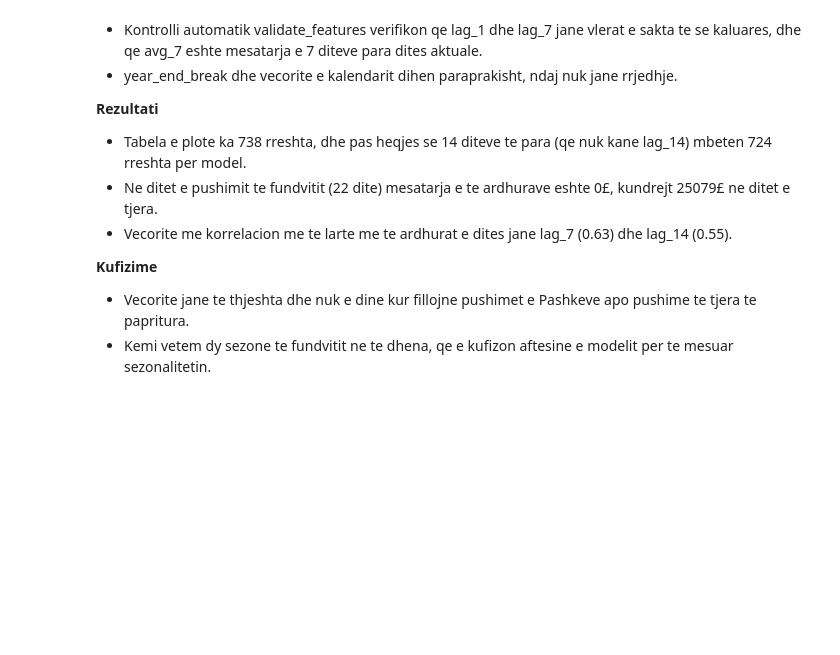
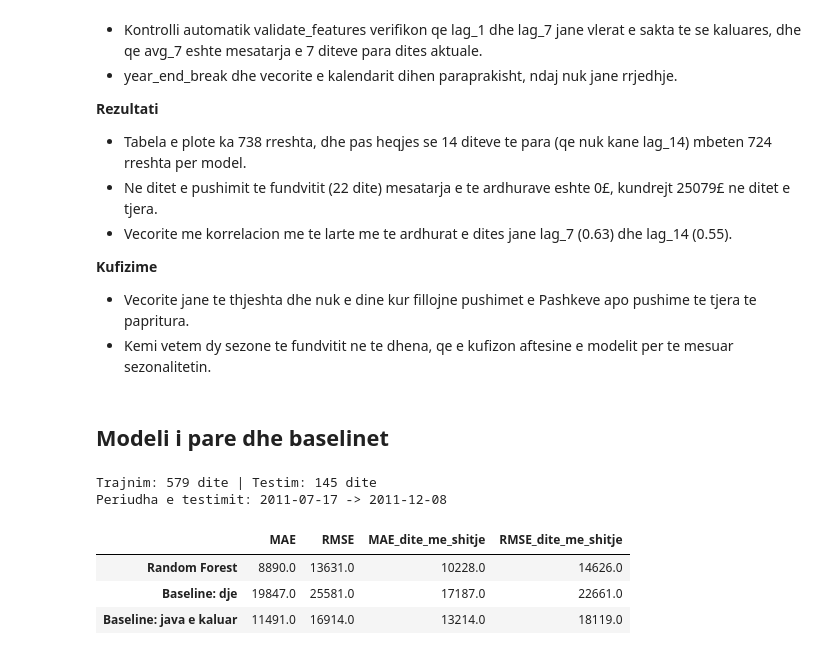
Before and after one commit to Dua-Gashi/online-retail-customer-analytics, a Jupyter notebook: notebooks/03_forecasting.ipynb, the cells around one changed output. Cells and saved outputs as stored; diff of their text form; code cells hidden in the pictures; blank space fills up the shorter version.

```diff
--- a/notebooks/03_forecasting.ipynb
+++ b/notebooks/03_forecasting.ipynb
@@ -356,3 +357,20 @@ plt.show()
 **Kufizime**
 - Vecorite jane te thjeshta dhe nuk e dine kur fillojne pushimet e Pashkeve apo pushime te tjera te papritura.
 - Kemi vetem dy sezone te fundvitit ne te dhena, qe e kufizon aftesine e modelit per te mesuar sezonalitetin.
+# %% [markdown]
+## Modeli i pare dhe baselinet
+# %%
+from src.forecasting import train_and_test
+
+result = train_and_test(daily)
+tp = result.test_predictions
+print("Trajnim:", result.train_size, "dite | Testim:", result.test_size, "dite")
+print("Periudha e testimit:", tp.index.min().date(), "->", tp.index.max().date())
+result.metrics.round(0)
+# %% [output]
+Trajnim: 579 dite | Testim: 145 dite
+Periudha e testimit: 2011-07-17 -> 2011-12-08
+|  | MAE | RMSE | MAE_dite_me_shitje | RMSE_dite_me_shitje |
+| Random Forest | 8890.0 | 13631.0 | 10228.0 | 14626.0 |
+| Baseline: dje | 19847.0 | 25581.0 | 17187.0 | 22661.0 |
+| Baseline: java e kaluar | 11491.0 | 16914.0 | 13214.0 | 18119.0 |
```
Also changed, not shown: parts of 6 cells of this notebook, 1 other file.
